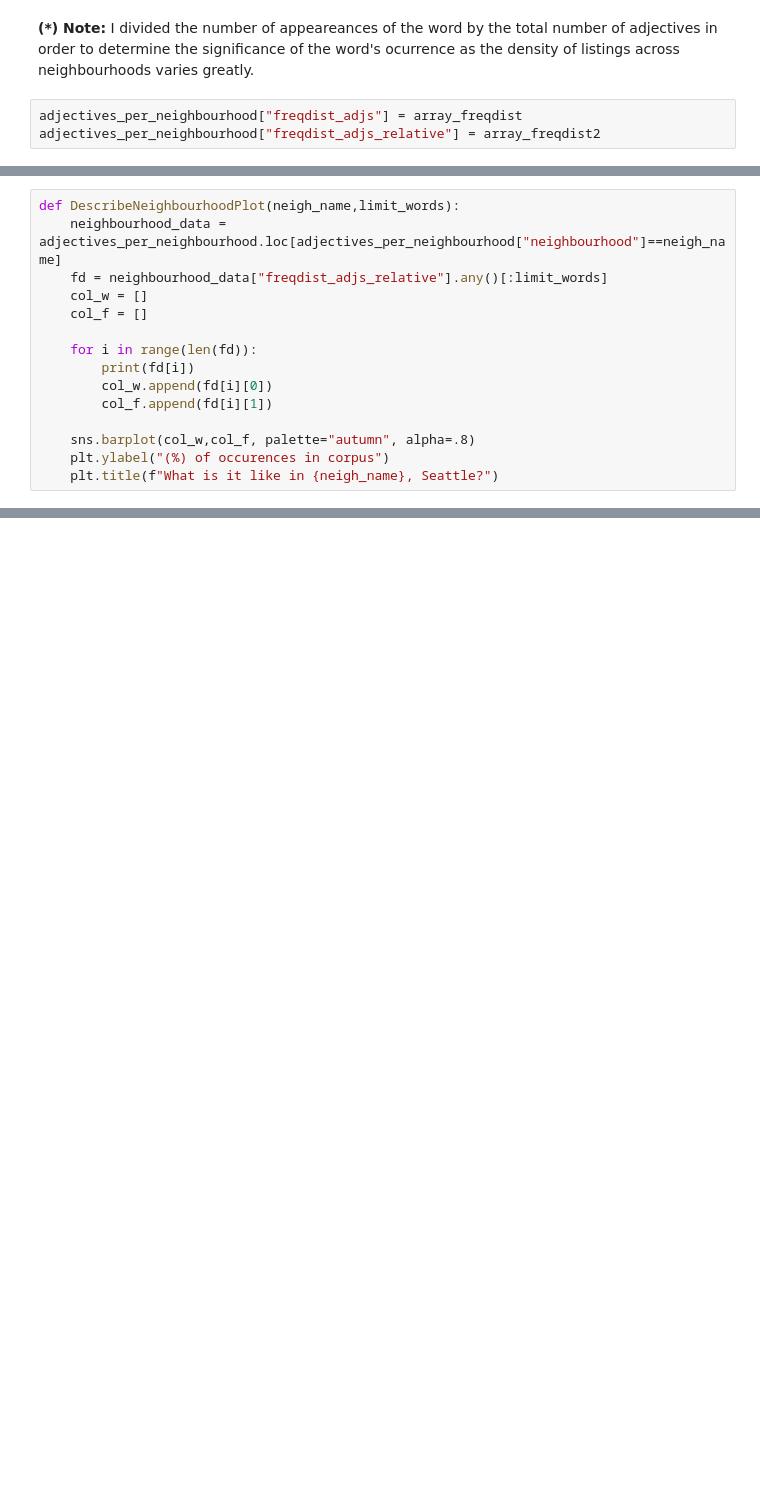
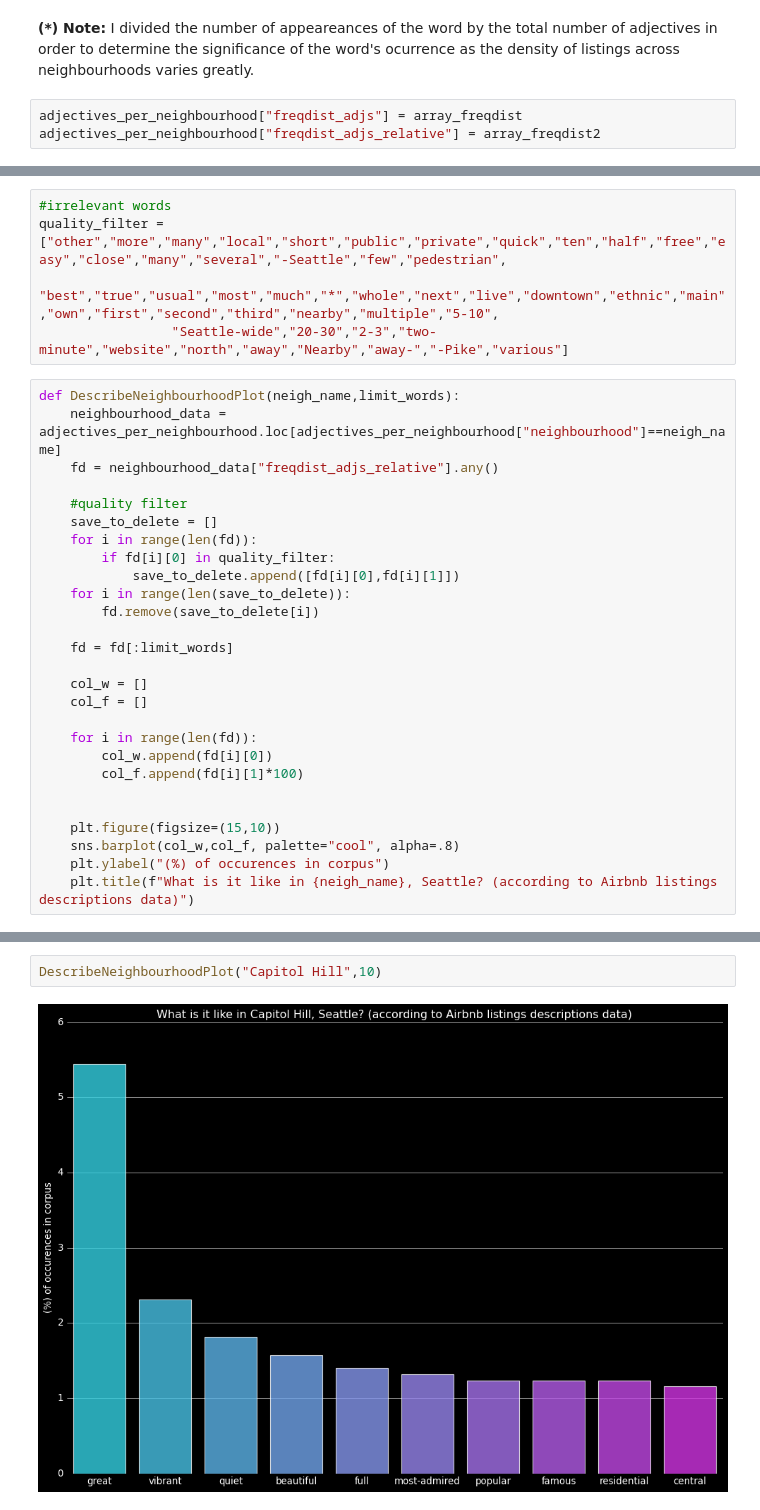
Before and after one commit to ivanachillee/seattle-senses, a Jupyter notebook: notebooks/SS_Cleaning_and_EDA.ipynb, the cells around one changed output, grey strips where cells are left out. Saved outputs shown, nothing was run; the diff lists cells and outputs as text; blank space fills up the shorter version.

```diff
--- a/notebooks/SS_Cleaning_and_EDA.ipynb
+++ b/notebooks/SS_Cleaning_and_EDA.ipynb
@@ -466,15 +465,32 @@ adjectives_per_neighbourhood.head(30)
+# %%
+#irrelevant words
+quality_filter = ["other","more","many","local","short","public","private","quick","ten","half","free","easy","close","many","several","-Seattle","few","pedestrian",
+                 "best","true","usual","most","much","*","whole","next","live","downtown","ethnic","main","own","first","second","third","nearby","multiple","5-10",
+                 "Seattle-wide","20-30","2-3","two-minute","website","north","away","Nearby","away-","-Pike","various"]
 # %%
 def DescribeNeighbourhoodPlot(neigh_name,limit_words):
     neighbourhood_data = adjectives_per_neighbourhood.loc[adjectives_per_neighbourhood["neighbourhood"]==neigh_name]
-    fd = neighbourhood_data["freqdist_adjs_relative"].any()[:limit_words]
+    fd = neighbourhood_data["freqdist_adjs_relative"].any()
+
+    #quality filter
+    save_to_delete = []
+    for i in range(len(fd)):
+        if fd[i][0] in quality_filter:
+            save_to_delete.append([fd[i][0],fd[i][1]])
+    for i in range(len(save_to_delete)):
+        fd.remove(save_to_delete[i])
+
+    fd = fd[:limit_words]
+
     col_w = []
     col_f = []
 
     for i in range(len(fd)):
-        print(fd[i])
         col_w.append(fd[i][0])
-        col_f.append(fd[i][1])
+        col_f.append(fd[i][1]*100)
 
-    sns.barplot(col_w,col_f, palette="autumn", alpha=.8)
+
+    plt.figure(figsize=(15,10))
+    sns.barplot(col_w,col_f, palette="cool", alpha=.8)
     plt.ylabel("(%) of occurences in corpus")
-    plt.title(f"What is it like in {neigh_name}, Seattle?")
+    plt.title(f"What is it like in {neigh_name}, Seattle? (according to Airbnb listings descriptions data)")
@@ -484,0 +519,4 @@ adjectives_per_neighbourhood
+# %%
+DescribeNeighbourhoodPlot("Capitol Hill",10)
+# %% [output]
+[figure, added]
```
Also changed, not shown: parts of 32 cells of this notebook.
